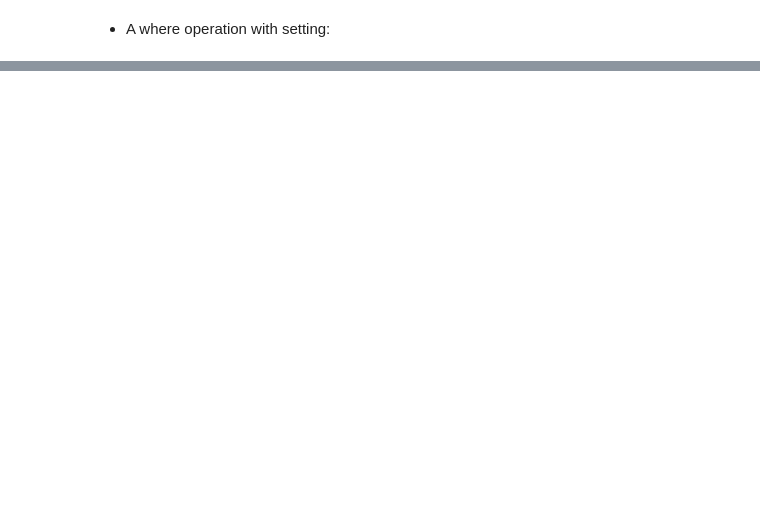
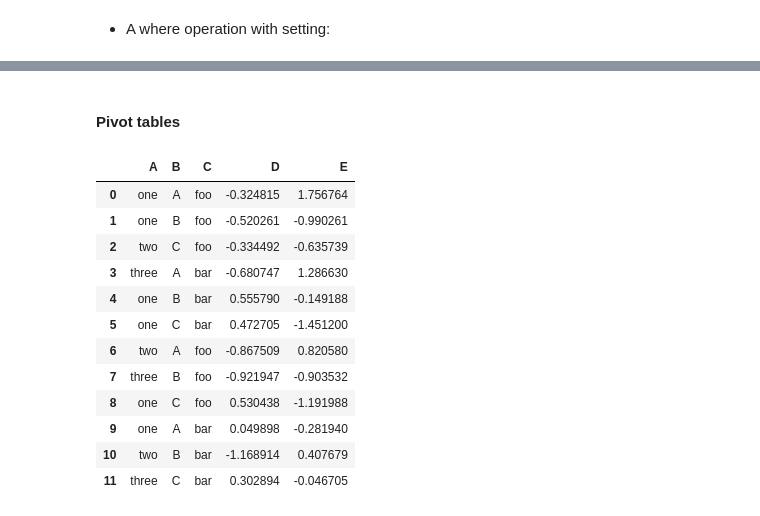
Before and after one commit to MrKami04/python-library, a Jupyter notebook: pandas/pandas_10.ipynb, the cells around one changed output, grey strips where cells are left out. Cells and saved outputs as stored; diff of their text form; code cells hidden in the pictures; blank space fills up the shorter version.

```diff
--- a/pandas/pandas_10.ipynb
+++ b/pandas/pandas_10.ipynb
@@ -453,0 +789,27 @@ df2
+# %% [markdown]
+#### Pivot tables
+# %%
+df = pd.DataFrame(
+    {
+        "A": ["one", "one", "two", "three"] * 3,
+        "B": ["A", "B", "C"] * 4,
+        "C": ["foo", "foo", "foo", "bar", "bar", "bar"] * 2,
+        "D": np.random.randn(12),
+        "E": np.random.randn(12),
+    }
+)
+df
+# %% [output]
+|  | A | B | C | D | E |
+| 0 | one | A | foo | -0.324815 | 1.756764 |
+| 1 | one | B | foo | -0.520261 | -0.990261 |
+| 2 | two | C | foo | -0.334492 | -0.635739 |
+| 3 | three | A | bar | -0.680747 | 1.286630 |
+| 4 | one | B | bar | 0.555790 | -0.149188 |
+| 5 | one | C | bar | 0.472705 | -1.451200 |
+| 6 | two | A | foo | -0.867509 | 0.820580 |
+| 7 | three | B | foo | -0.921947 | -0.903532 |
+| 8 | one | C | foo | 0.530438 | -1.191988 |
+| 9 | one | A | bar | 0.049898 | -0.281940 |
+| 10 | two | B | bar | -1.168914 | 0.407679 |
+| 11 | three | C | bar | 0.302894 | -0.046705 |
```
Also changed, not shown: parts of 82 cells of this notebook.
